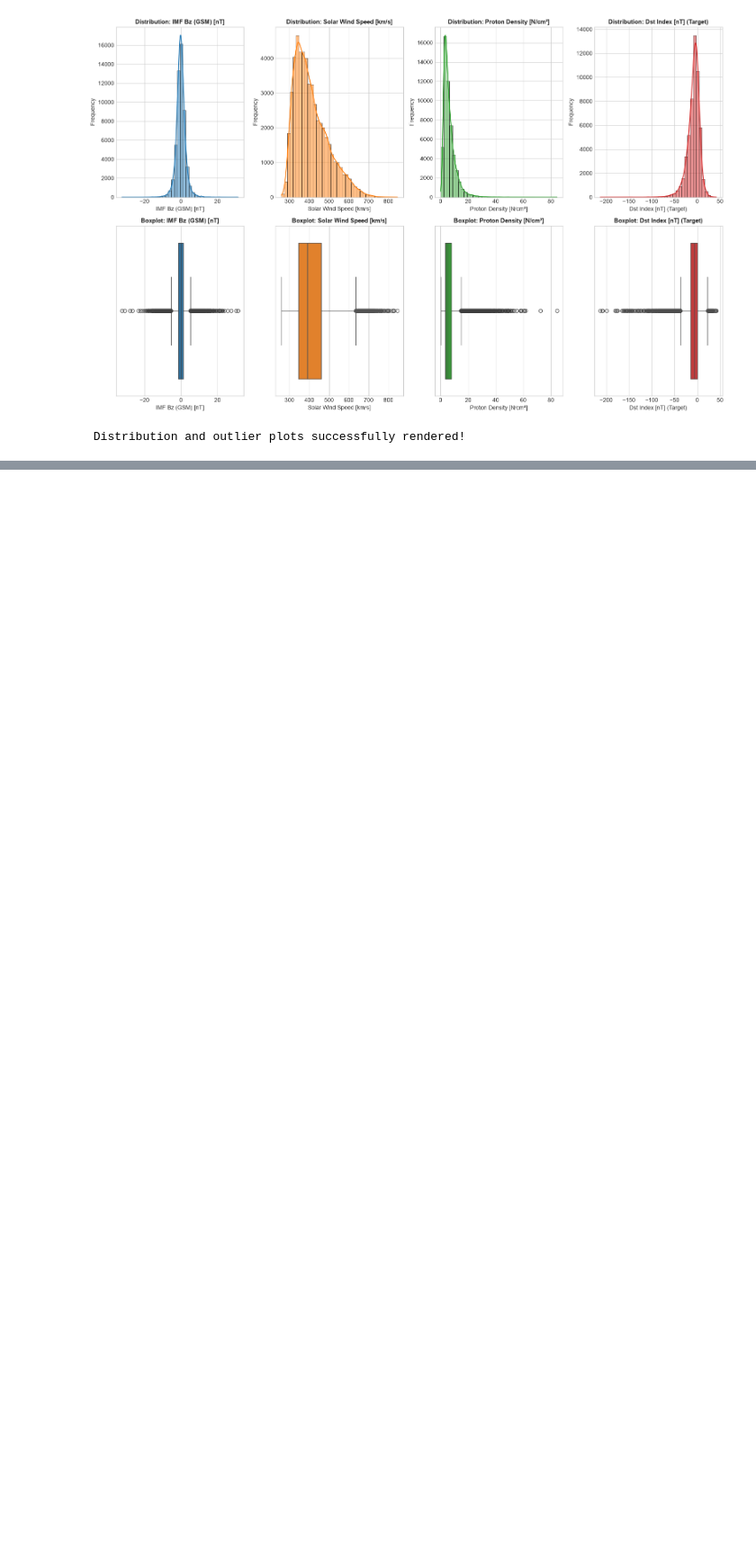
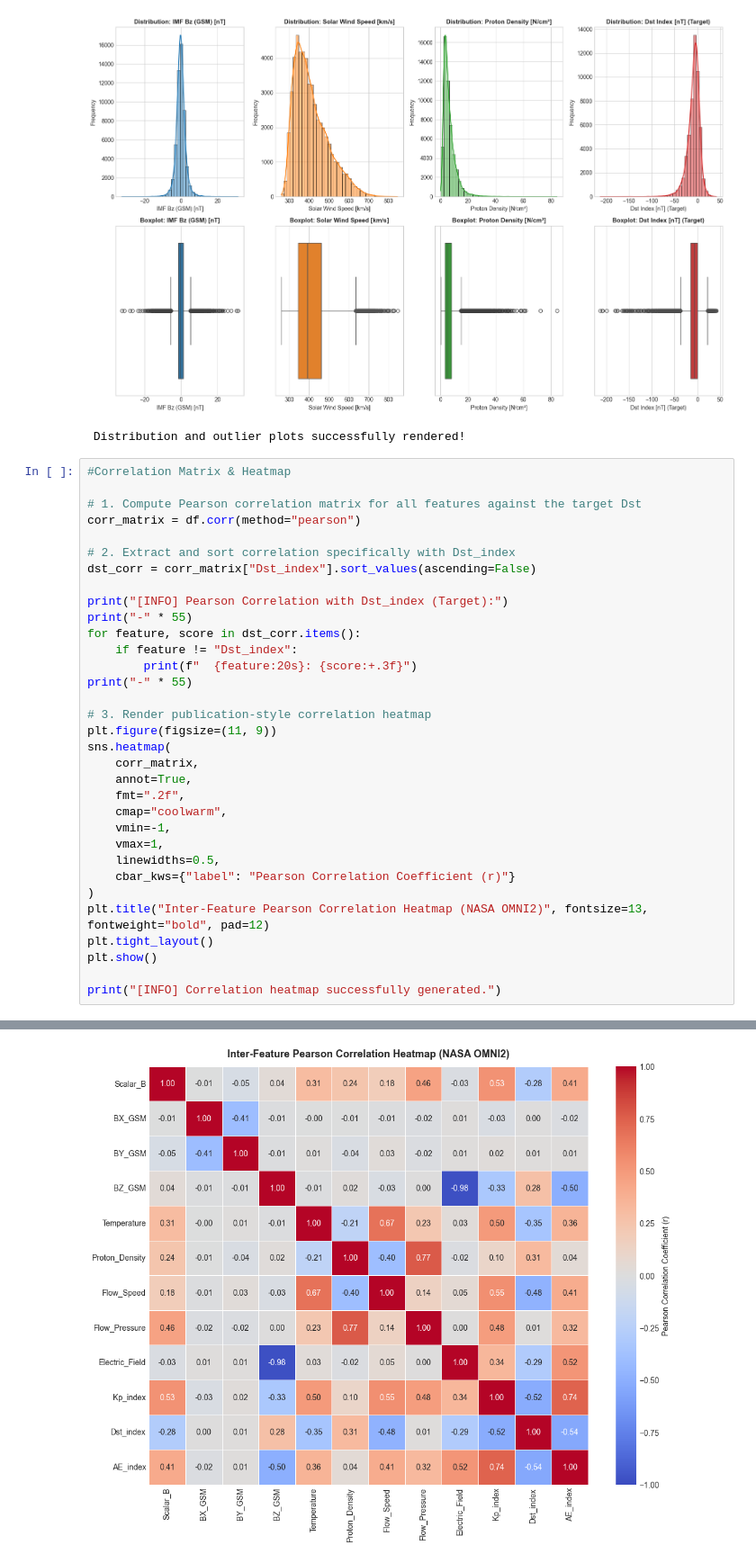
Before and after one commit to dasaniakanksha22-max/space_weather_prediction, a Jupyter notebook: notebooks/02_eda_and_statistical_diagnostics.ipynb, the cells around one changed output, grey strips where cells are left out. Shown at 90% size. Saved outputs shown, nothing was run; the diff lists cells and outputs as text; blank space fills up the shorter version.

Commit message:
Correlation Matrix & Heatmap and The Historic Storm Timeline

```diff
--- a/notebooks/02_eda_and_statistical_diagnostics.ipynb
+++ b/notebooks/02_eda_and_statistical_diagnostics.ipynb
@@ -76,3 +76,37 @@ print(" Distribution and outlier plots successfully rendered!")
 # %% [output]
 [figure]
  Distribution and outlier plots successfully rendered!
+# %%
+#Correlation Matrix & Heatmap
+
+# 1. Compute Pearson correlation matrix for all features against the target Dst
+corr_matrix = df.corr(method="pearson")
+
+# 2. Extract and sort correlation specifically with Dst_index
+dst_corr = corr_matrix["Dst_index"].sort_values(ascending=False)
+
+print("[INFO] Pearson Correlation with Dst_index (Target):")
+print("-" * 55)
+for feature, score in dst_corr.items():
+    if feature != "Dst_index":
+        print(f"  {feature:20s}: {score:+.3f}")
+print("-" * 55)
+
+# 3. Render publication-style correlation heatmap
+plt.figure(figsize=(11, 9))
+sns.heatmap(
+    corr_matrix,
+    annot=True,
+    fmt=".2f",
+    cmap="coolwarm",
+    vmin=-1,
+    vmax=1,
+    linewidths=0.5,
+    cbar_kws={"label": "Pearson Correlation Coefficient (r)"}
+)
+plt.title("Inter-Feature Pearson Correlation Heatmap (NASA OMNI2)", fontsize=13, fontweight="bold", pad=12)
+plt.tight_layout()
+plt.show()
+
+print("[INFO] Correlation heatmap successfully generated.")
+# %% [output]
@@ -78,0 +127 @@ print(" Distribution and outlier plots successfully rendered!")
+[figure, added]
```
Also changed, not shown: parts of 2 cells of this notebook.
